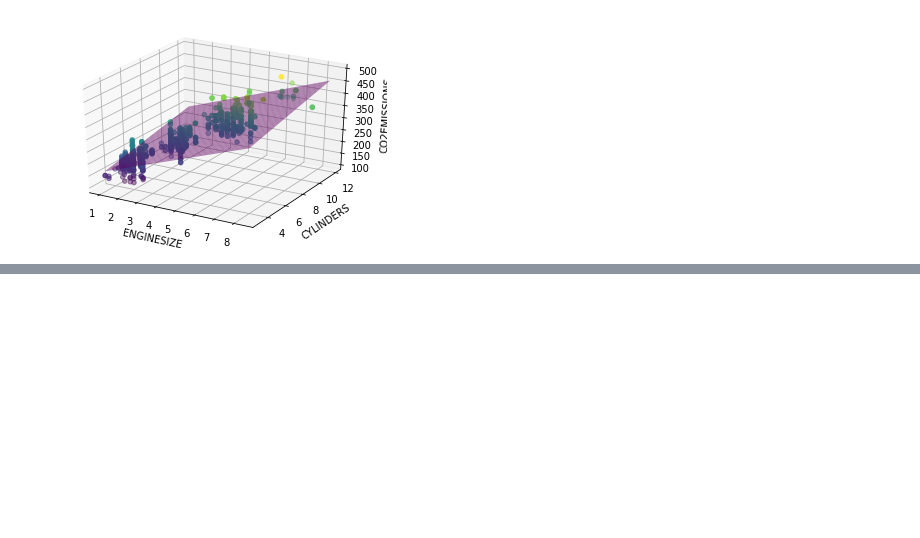
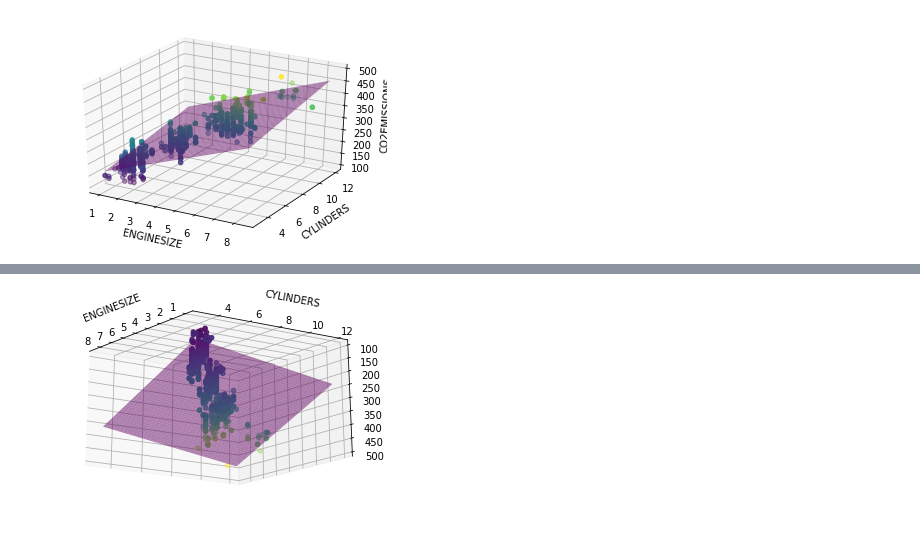
Before and after one commit to adilek/ml-learning-notes, a Jupyter notebook: 1-regression/2-Multiple Linear Regression.ipynb, the cells around one changed output, grey strips where cells are left out. Saved outputs shown, nothing was run; the diff lists cells and outputs as text; code cells hidden in the pictures; blank space fills up the shorter version.

```diff
--- a/1-regression/2-Multiple Linear Regression.ipynb
+++ b/1-regression/2-Multiple Linear Regression.ipynb
@@ -98,0 +104,5 @@ plt.show()
+# %%
+ax.view_init(160, 35)
+fig
+# %% [output]
+[figure, added]
```
Also changed, not shown: parts of 1 cell of this notebook.
